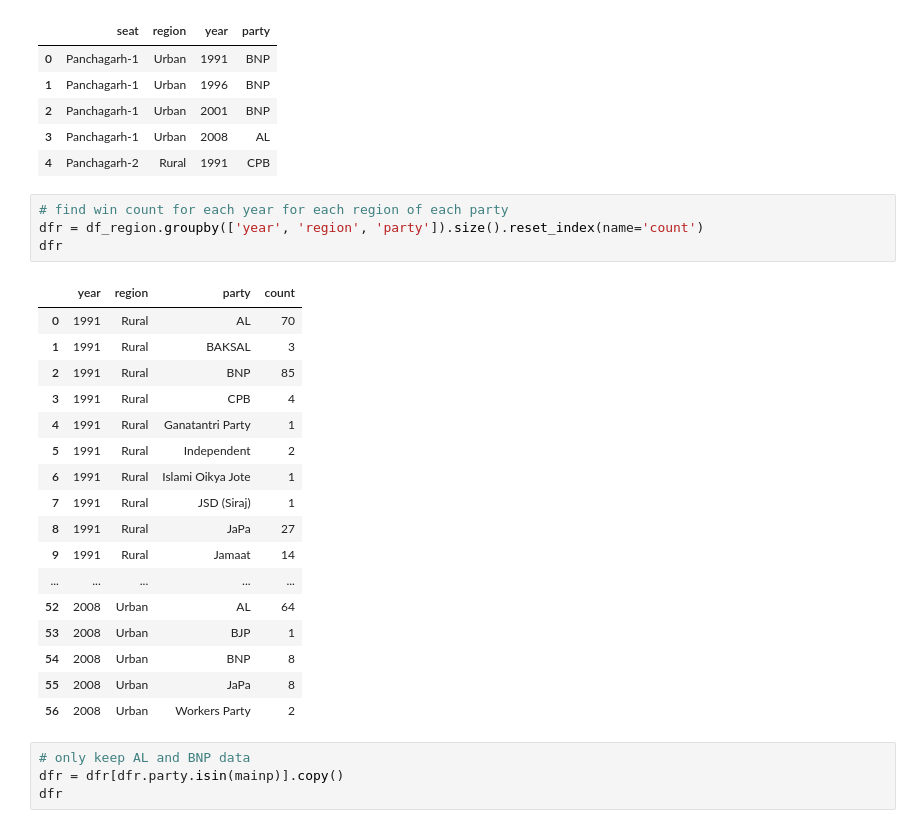
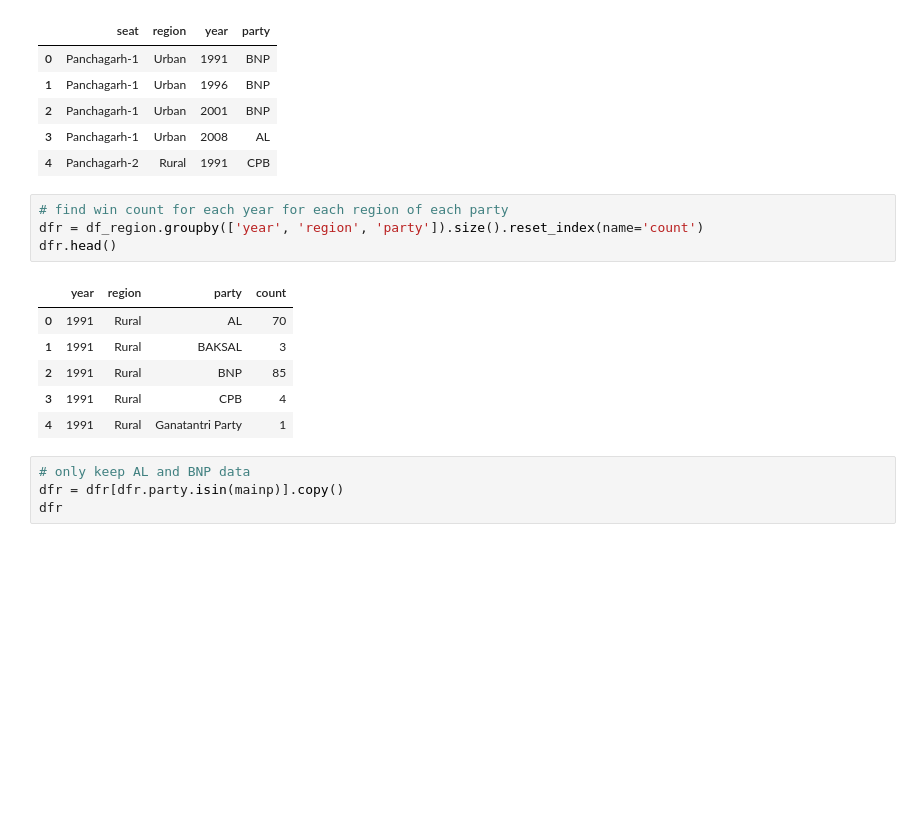
Before and after one commit to muhallilahnaf/bd-elections-eda, a Jupyter notebook: mainp_region_win.ipynb, the cells around one changed output. Drawn from its saved outputs; the diff is of its cells as text; blank space fills up the shorter version.

```diff
--- a/mainp_region_win.ipynb
+++ b/mainp_region_win.ipynb
@@ -71,25 +73,14 @@ df_region.head()
 # %%
 # find win count for each year for each region of each party
 dfr = df_region.groupby(['year', 'region', 'party']).size().reset_index(name='count')
-dfr
+dfr.head()
 # %% [output]
 |  | year | region | party | count |
 | 0 | 1991 | Rural | AL | 70 |
 | 1 | 1991 | Rural | BAKSAL | 3 |
 | 2 | 1991 | Rural | BNP | 85 |
 | 3 | 1991 | Rural | CPB | 4 |
 | 4 | 1991 | Rural | Ganatantri Party | 1 |
-| 5 | 1991 | Rural | Independent | 2 |
-| 6 | 1991 | Rural | Islami Oikya Jote | 1 |
-| 7 | 1991 | Rural | JSD (Siraj) | 1 |
-| 8 | 1991 | Rural | JaPa | 27 |
-| 9 | 1991 | Rural | Jamaat | 14 |
-| ... | ... | ... | ... | ... |
-| 52 | 2008 | Urban | AL | 64 |
-| 53 | 2008 | Urban | BJP | 1 |
-| 54 | 2008 | Urban | BNP | 8 |
-| 55 | 2008 | Urban | JaPa | 8 |
-| 56 | 2008 | Urban | Workers Party | 2 |
 # %%
 # only keep AL and BNP data
 dfr = dfr[dfr.party.isin(mainp)].copy()
```
Also changed, not shown: parts of 16 cells of this notebook, 9 other files.
